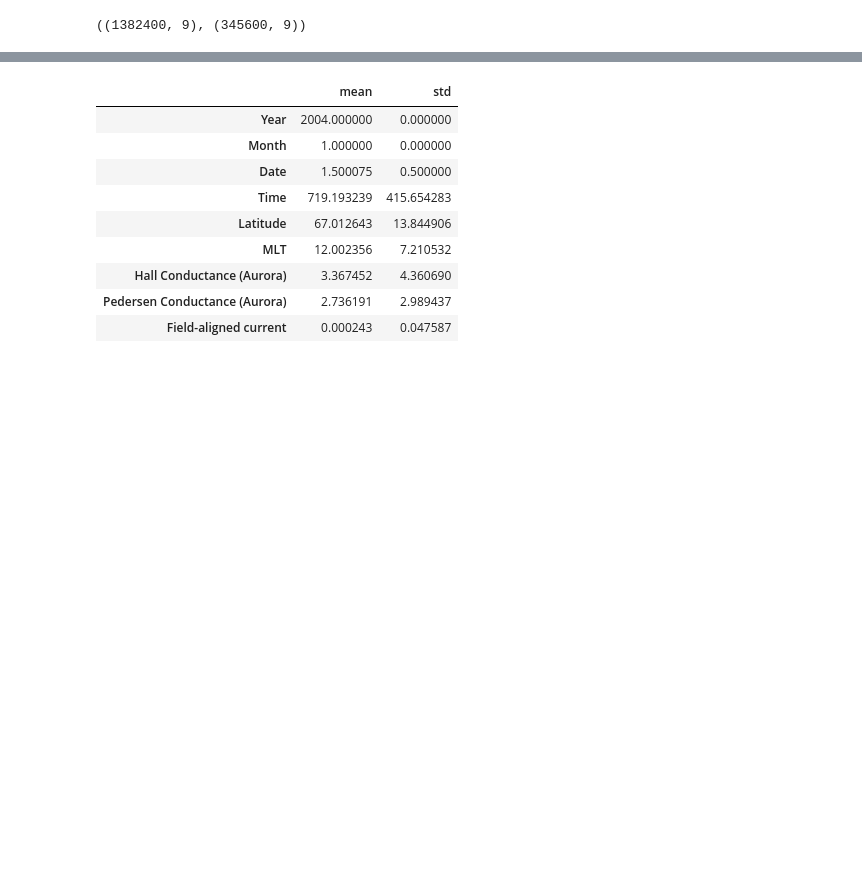
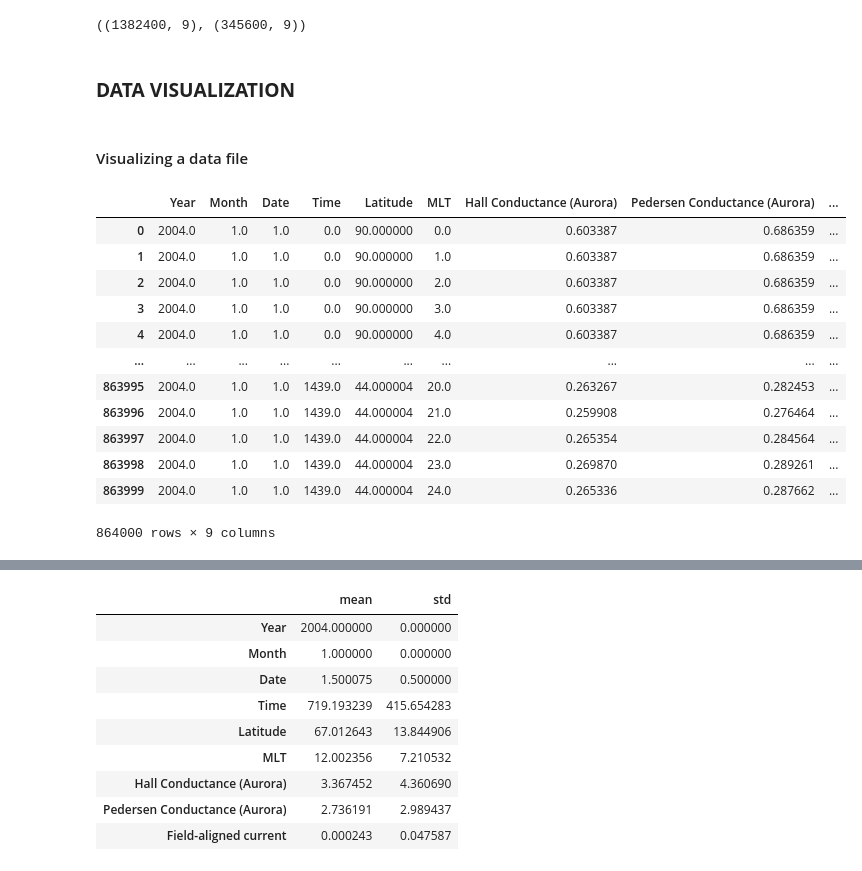
Before and after one commit to sukumarh/Helio-Learning, a Jupyter notebook: Notebook.ipynb, the cells around one changed output, grey strips where cells are left out. Drawn from its saved outputs; the diff is of its cells as text; code cells hidden in the pictures; blank space fills up the shorter version.

```diff
--- a/Notebook.ipynb
+++ b/Notebook.ipynb
@@ -239,0 +222,4 @@ train.shape, test.shape
+# %% [markdown]
+### __DATA VISUALIZATION__
+# %% [markdown]
+#### Visualizing a data file
@@ -239,0 +228,19 @@ train.shape, test.shape
+# %%
+first_date_df = data_df[(data_df['Year'] == first_row_detail[0]) &
+                        (data_df['Month'] == first_row_detail[1]) &
+                        (data_df['Date'] == first_row_detail[2])]
+first_date_df
+# %% [output]
+|  | Year | Month | Date | Time | Latitude | MLT | Hall Conductance (Aurora) | Pedersen Conductance (Aurora) | ... |
+| 0 | 2004.0 | 1.0 | 1.0 | 0.0 | 90.000000 | 0.0 | 0.603387 | 0.686359 | ... |
+| 1 | 2004.0 | 1.0 | 1.0 | 0.0 | 90.000000 | 1.0 | 0.603387 | 0.686359 | ... |
+| 2 | 2004.0 | 1.0 | 1.0 | 0.0 | 90.000000 | 2.0 | 0.603387 | 0.686359 | ... |
+| 3 | 2004.0 | 1.0 | 1.0 | 0.0 | 90.000000 | 3.0 | 0.603387 | 0.686359 | ... |
+| 4 | 2004.0 | 1.0 | 1.0 | 0.0 | 90.000000 | 4.0 | 0.603387 | 0.686359 | ... |
+| ... | ... | ... | ... | ... | ... | ... | ... | ... | ... |
+| 863995 | 2004.0 | 1.0 | 1.0 | 1439.0 | 44.000004 | 20.0 | 0.263267 | 0.282453 | ... |
+| 863996 | 2004.0 | 1.0 | 1.0 | 1439.0 | 44.000004 | 21.0 | 0.259908 | 0.276464 | ... |
+| 863997 | 2004.0 | 1.0 | 1.0 | 1439.0 | 44.000004 | 22.0 | 0.265354 | 0.284564 | ... |
+| 863998 | 2004.0 | 1.0 | 1.0 | 1439.0 | 44.000004 | 23.0 | 0.269870 | 0.289261 | ... |
+| 863999 | 2004.0 | 1.0 | 1.0 | 1439.0 | 44.000004 | 24.0 | 0.265336 | 0.287662 | ... |
+864000 rows × 9 columns
```
Also changed, not shown: parts of 76 cells of this notebook.
